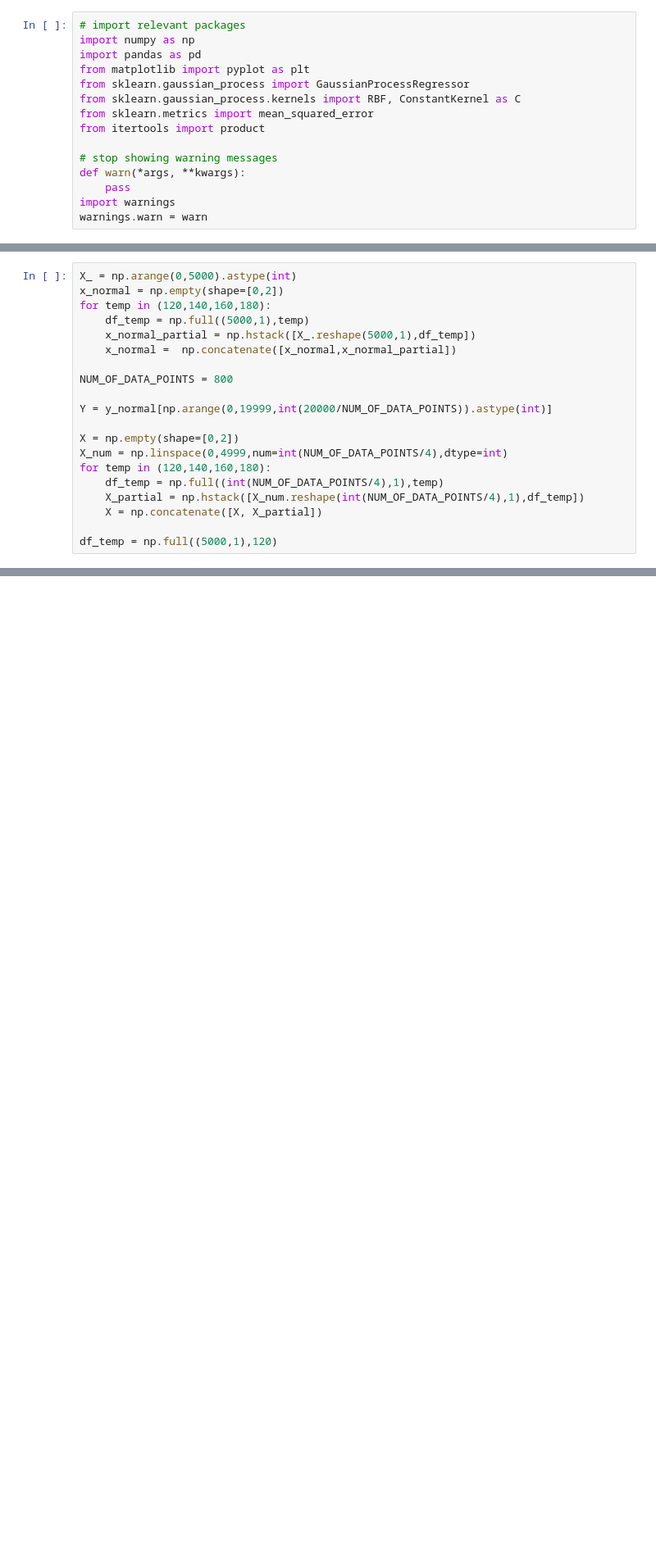
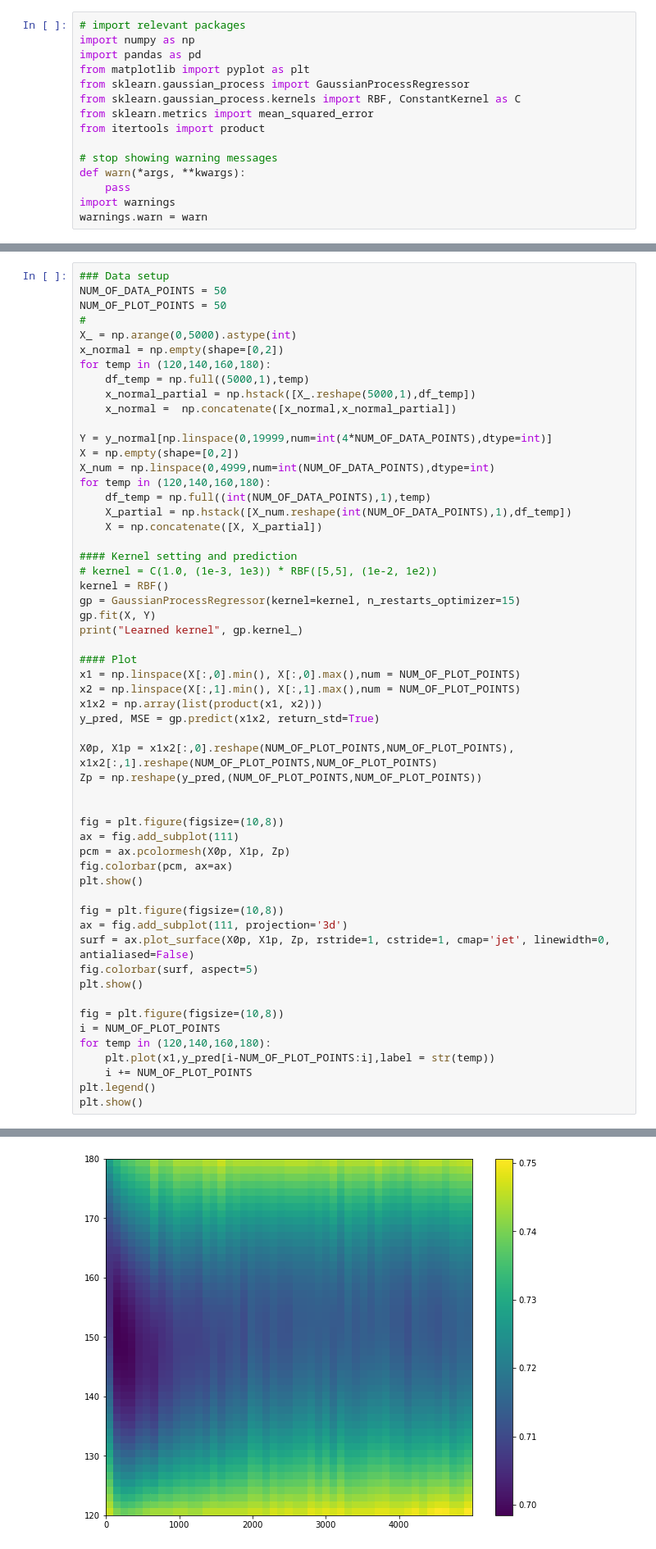
Before and after one commit to michelleliu1027/Bayesian_PV, a Jupyter notebook: BO_2d.ipynb, the cells around one changed output, grey strips where cells are left out. Shown at 82% size. Drawn from its saved outputs; the diff is of its cells as text; blank space fills up the shorter version.

Commit message:
feat (BO_2d): standard and 2d plots

```diff
--- a/BO_2d.ipynb
+++ b/BO_2d.ipynb
@@ -41,4 +31,8 @@ for temp in list_temp:
 # %%
+### Data setup
+NUM_OF_DATA_POINTS = 50
+NUM_OF_PLOT_POINTS = 50
+#
 X_ = np.arange(0,5000).astype(int)
 x_normal = np.empty(shape=[0,2])
 for temp in (120,140,160,180):
@@ -46,15 +40,48 @@ for temp in (120,140,160,180):
     x_normal_partial = np.hstack([X_.reshape(5000,1),df_temp])
     x_normal =  np.concatenate([x_normal,x_normal_partial])
 
-NUM_OF_DATA_POINTS = 800
-
-Y = y_normal[np.arange(0,19999,int(20000/NUM_OF_DATA_POINTS)).astype(int)]
-
+Y = y_normal[np.linspace(0,19999,num=int(4*NUM_OF_DATA_POINTS),dtype=int)]
 X = np.empty(shape=[0,2])
-X_num = np.linspace(0,4999,num=int(NUM_OF_DATA_POINTS/4),dtype=int)
+X_num = np.linspace(0,4999,num=int(NUM_OF_DATA_POINTS),dtype=int)
 for temp in (120,140,160,180):
-    df_temp = np.full((int(NUM_OF_DATA_POINTS/4),1),temp)
-    X_partial = np.hstack([X_num.reshape(int(NUM_OF_DATA_POINTS/4),1),df_temp])
+    df_temp = np.full((int(NUM_OF_DATA_POINTS),1),temp)
+    X_partial = np.hstack([X_num.reshape(int(NUM_OF_DATA_POINTS),1),df_temp])
     X = np.concatenate([X, X_partial])
 
-df_temp = np.full((5000,1),120)
+#### Kernel setting and prediction
+# kernel = C(1.0, (1e-3, 1e3)) * RBF([5,5], (1e-2, 1e2))
+kernel = RBF()
+gp = GaussianProcessRegressor(kernel=kernel, n_restarts_optimizer=15)
+gp.fit(X, Y)
+print("Learned kernel", gp.kernel_)
+
+#### Plot
+x1 = np.linspace(X[:,0].min(), X[:,0].max(),num = NUM_OF_PLOT_POINTS)
+x2 = np.linspace(X[:,1].min(), X[:,1].max(),num = NUM_OF_PLOT_POINTS)
+x1x2 = np.array(list(product(x1, x2)))
+y_pred, MSE = gp.predict(x1x2, return_std=True)
+
+X0p, X1p = x1x2[:,0].reshape(NUM_OF_PLOT_POINTS,NUM_OF_PLOT_POINTS), x1x2[:,1].reshape(NUM_OF_PLOT_POINTS,NUM_OF_PLOT_POINTS)
+Zp = np.reshape(y_pred,(NUM_OF_PLOT_POINTS,NUM_OF_PLOT_POINTS))
+
+
+fig = plt.figure(figsize=(10,8))
+ax = fig.add_subplot(111)
+pcm = ax.pcolormesh(X0p, X1p, Zp)
+fig.colorbar(pcm, ax=ax)
+plt.show()
+
+fig = plt.figure(figsize=(10,8))
+ax = fig.add_subplot(111, projection='3d')
+surf = ax.plot_surface(X0p, X1p, Zp, rstride=1, cstride=1, cmap='jet', linewidth=0, antialiased=False)
+fig.colorbar(surf, aspect=5)
+plt.show()
+
+fig = plt.figure(figsize=(10,8))
+i = NUM_OF_PLOT_POINTS
+for temp in (120,140,160,180):
+    plt.plot(x1,y_pred[i-NUM_OF_PLOT_POINTS:i],label = str(temp))
+    i += NUM_OF_PLOT_POINTS
+plt.legend()
+plt.show()
+# %% [output]
@@ -60,0 +89 @@ df_temp = np.full((5000,1),120)
+[figure, added]
```
Also changed, not shown: parts of 4 cells of this notebook.
